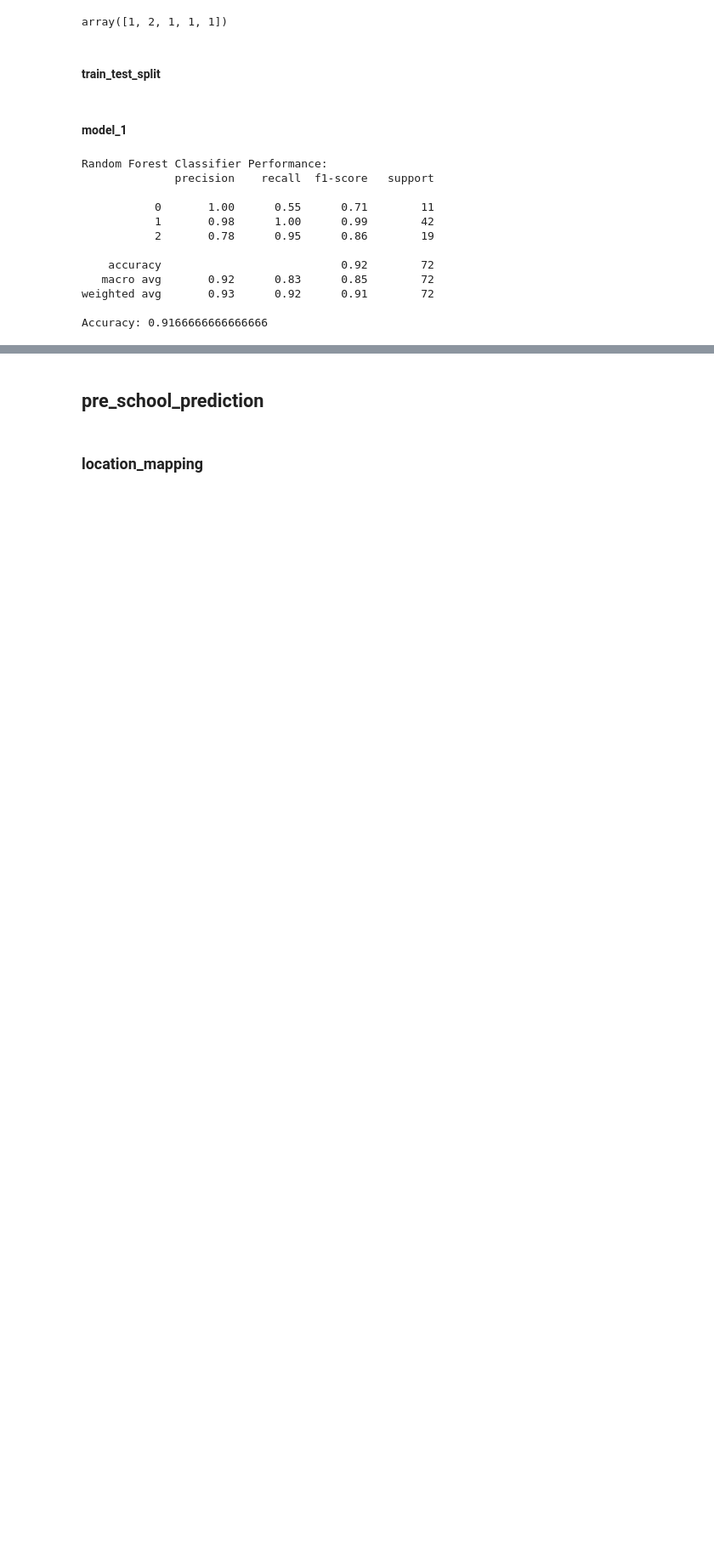
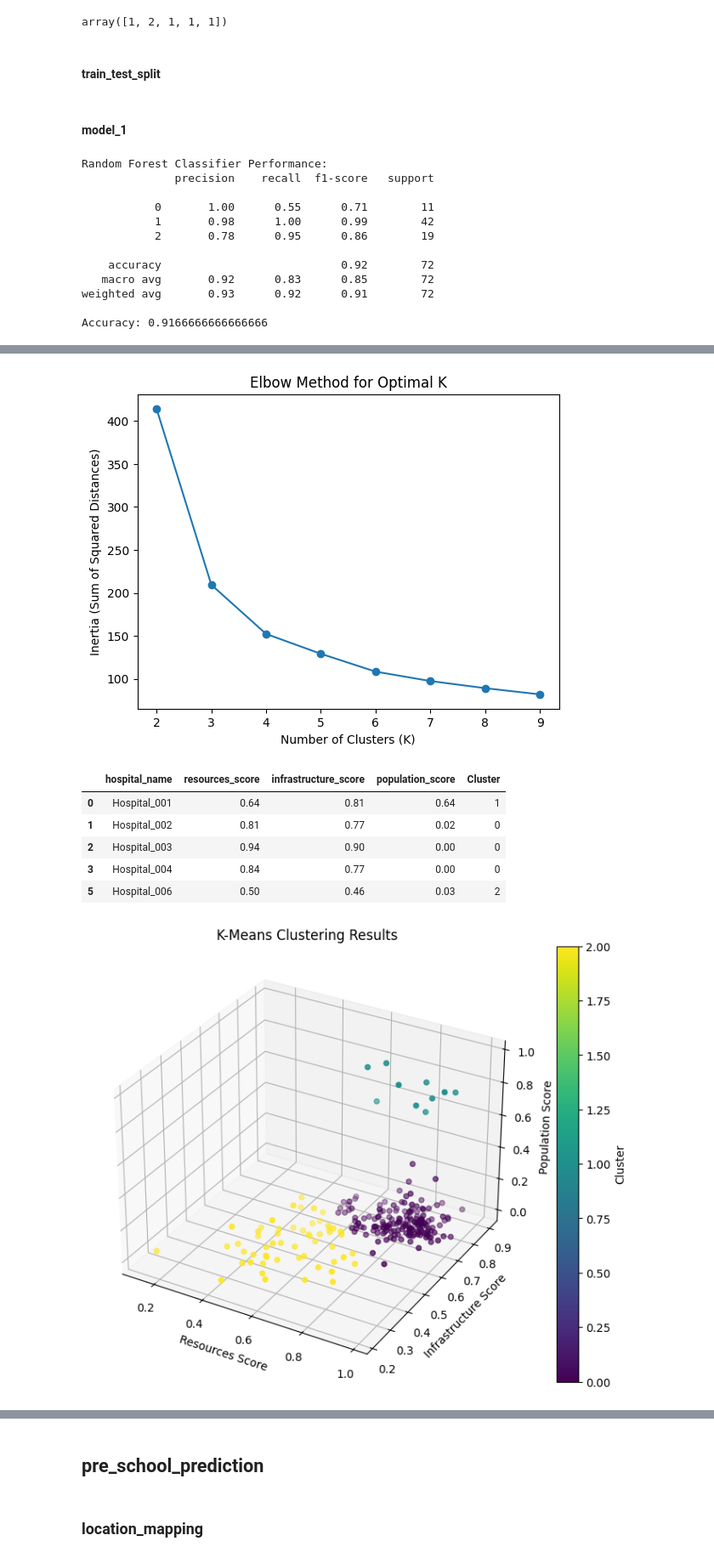
Before and after one commit to Kartikrast/social-infra-prediction-model, a Jupyter notebook: python_files/steps.ipynb, the cells around one changed output, grey strips where cells are left out. Shown at 85% size. Drawn from its saved outputs; the diff is of its cells as text; code cells hidden in the pictures; blank space fills up the shorter version.

Commit message:
All models added, step analysis completed

```diff
--- a/python_files/steps.ipynb
+++ b/python_files/steps.ipynb
@@ -2684,19 +1282,3 @@ Answer Here.
-# %%
-# Import Libraries
-import pandas as pd
-import numpy as np
-import matplotlib.pyplot as plt
-import seaborn as sns
-from scipy.stats import zscore
-from datetime import datetime
-from sklearn.preprocessing import MinMaxScaler
-from sklearn.preprocessing import LabelEncoder
-from sklearn.model_selection import cross_val_score
-from sklearn.ensemble import RandomForestClassifier
-from sklearn.metrics import accuracy_score, classification_report
-from sklearn.model_selection import train_test_split
-pd.set_option('display.max_columns', None)
-pd.set_option('display.max_rows', None)
 # %% [markdown]
 ## Dataset Loading
 # %%
@@ -4317,0 +2927,56 @@ Accuracy: 0.9166666666666666
+# %%
+# ML Model - 3 Implementation unsupervised
+
+X_clustering = hospital_df[['resources_score', 'infrastructure_score', 'population_score']]
+
+scaler = StandardScaler()
+X_scaled = scaler.fit_transform(X_clustering)
+
+inertia = []
+K_range = range(2, 10)  # Try different cluster numbers
+
+for k in K_range:
+    kmeans = KMeans(n_clusters=k, random_state=42, n_init=10)
+    kmeans.fit(X_scaled)
+    inertia.append(kmeans.inertia_)  # Sum of squared distances
+
+# Plot Elbow Curve
+plt.plot(K_range, inertia, marker='o')
+plt.xlabel('Number of Clusters (K)')
+plt.ylabel('Inertia (Sum of Squared Distances)')
+plt.title('Elbow Method for Optimal K')
+plt.show()
+
+kmeans = KMeans(n_clusters=3, random_state=42, n_init=10)
+hospital_df['Cluster'] = kmeans.fit_predict(X_scaled)
+
+display(hospital_df[['hospital_name', 'resources_score', 'infrastructure_score', 'population_score', 'Cluster']].head())
+
+from mpl_toolkits.mplot3d import Axes3D
+
+fig = plt.figure(figsize=(10, 7))
+ax = fig.add_subplot(111, projection='3d')
+scatter = ax.scatter(hospital_df['resources_score'],
+                      hospital_df['infrastructure_score'],
+                      hospital_df['population_score'],
+                      c=hospital_df['Cluster'], cmap='viridis')
+
+ax.set_xlabel('Resources Score')
+ax.set_ylabel('Infrastructure Score')
+ax.set_zlabel('Population Score')
+ax.set_title('K-Means Clustering Results')
+plt.colorbar(scatter, label="Cluster")
+plt.show()
+
+from sklearn.metrics import silhouette_score
+sil_score = silhouette_score(X_scaled, hospital_df['Cluster'])
+print(f"Silhouette Score: {sil_score:.4f}")
+# %% [output]
+[figure, added]
+|  | hospital_name | resources_score | infrastructure_score | population_score | Cluster |
+| 0 | Hospital_001 | 0.64 | 0.81 | 0.64 | 1 |
+| 1 | Hospital_002 | 0.81 | 0.77 | 0.02 | 0 |
+| 2 | Hospital_003 | 0.94 | 0.90 | 0.00 | 0 |
+| 3 | Hospital_004 | 0.84 | 0.77 | 0.00 | 0 |
+| 5 | Hospital_006 | 0.50 | 0.46 | 0.03 | 2 |
+[figure, added]
```
Also changed, not shown: parts of 68 cells of this notebook.
